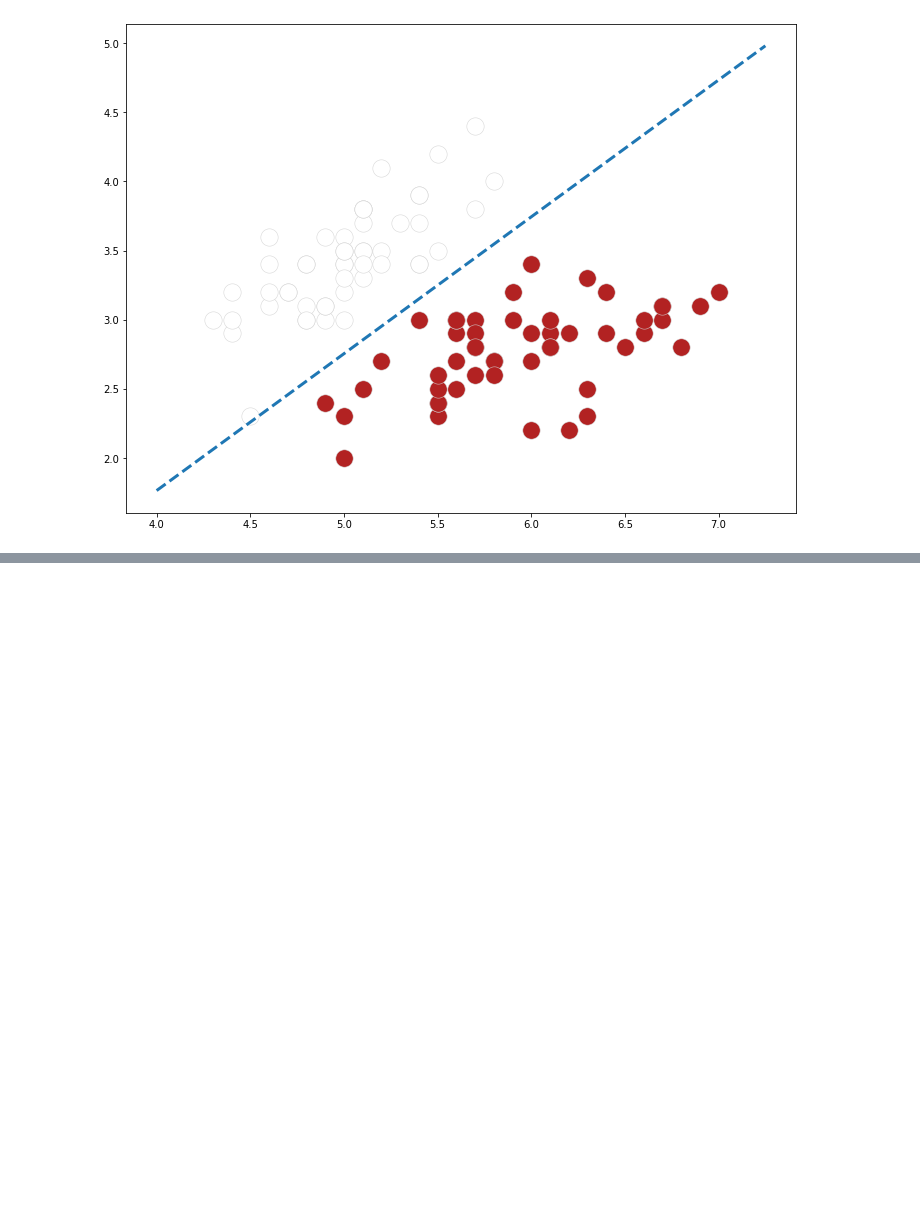
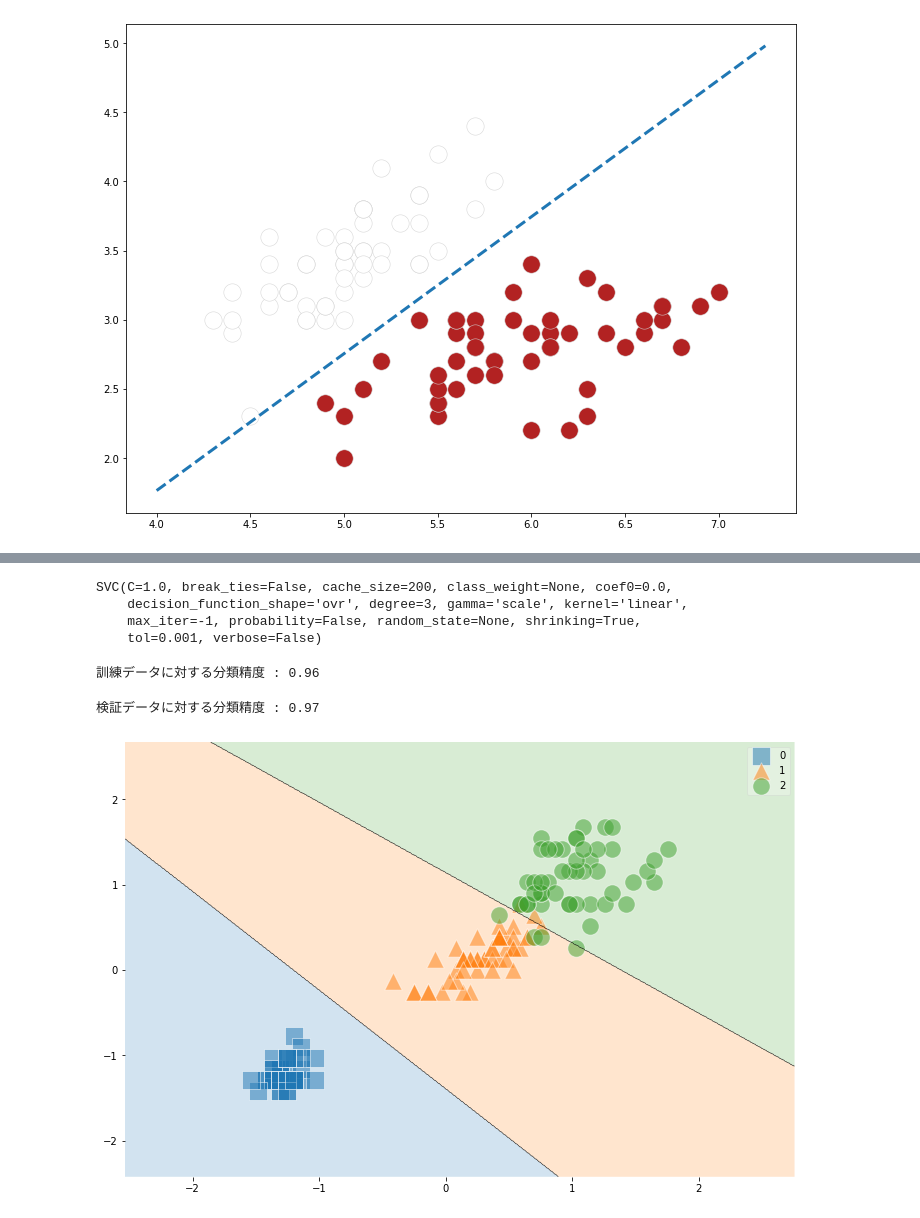
Before and after one commit to takiyama0617/colaboratory, a Jupyter notebook: sample_sklern_svm.ipynb, the cells around one changed output, grey strips where cells are left out. Drawn from its saved outputs; the diff is of its cells as text; code cells hidden in the pictures; blank space fills up the shorter version.

```diff
--- a/sample_sklern_svm.ipynb
+++ b/sample_sklern_svm.ipynb
@@ -65,0 +76,71 @@ plt.show()
+# %%
+import sklearn.datasets as datasets
+from sklearn.svm import SVC
+from sklearn.model_selection import train_test_split
+from sklearn.preprocessing import StandardScaler
+
+iris = datasets.load_iris()
+
+# 例として、3,4番目の特徴量の２次元データを使用
+last_two_features = iris.data[:, [2, 3]]
+# 教師ラベル
+teacher_labels = iris.target
+
+# 訓練データと検証データに分ける
+# 今回は、訓練データを８０％、検証データを２０％とする
+# 乱数を制御するパラメータ random_stateは、Noneにすると毎回異なるデータを生成する
+train_features, test_features, train_teacher_labels, test_teacher_labels = train_test_split(last_two_features, teacher_labels, test_size=0.2, random_state=None)
+
+# データの標準化
+sc = StandardScaler()
+sc.fit(train_features)
+
+# 標準化された特徴量学習データと検証データ
+train_features_std = sc.transform(train_features)
+test_features_std = sc.transform(test_features)
+
+# 線形SVNのオブジェクト生成
+model = SVC(kernel='linear', random_state=None)
+# モデルを学習させる
+model.fit(train_features_std, train_teacher_labels)
+# %% [output]
+SVC(C=1.0, break_ties=False, cache_size=200, class_weight=None, coef0=0.0,
+    decision_function_shape='ovr', degree=3, gamma='scale', kernel='linear',
+    max_iter=-1, probability=False, random_state=None, shrinking=True,
+    tol=0.001, verbose=False)
+# %%
+from sklearn.metrics import accuracy_score
+
+# 学習済モデルに訓練データを分類させるときの精度
+predict_train = model.predict(train_features_std)
+# 分類精度を計算して、表示
+accuracy_train = accuracy_score(train_teacher_labels, predict_train)
+print('訓練データに対する分類精度 : %.2f' % accuracy_train)
+# %% [output]
+訓練データに対する分類精度 : 0.96
+# %%
+# 学習済モデルに検証データを分類させるときの精度
+predict_test = model.predict(test_features_std)
+accuracy_test = accuracy_score(test_teacher_labels, predict_test)
+print('検証データに対する分類精度 : %.2f' % accuracy_test)
+# %% [output]
+検証データに対する分類精度 : 0.97
+# %%
+import matplotlib.pyplot as plt
+from mlxtend.plotting import plot_decision_regions as pdr
+import numpy as np
+
+# 学習と検証用の特徴量データと教師データをそれぞれ結合させる
+combined_features_std = np.vstack((train_features_std, test_features_std))
+combined_teacher_labels = np.hstack((train_teacher_labels, test_teacher_labels))
+
+fig = plt.figure(figsize=(12, 8))
+
+# 散布図設定
+scatter_kwargs = {'s': 300, 'edgecolor': 'white', 'alpha': 0.5}
+contourf_kwargs = {'alpha': 0.2}
+scatter_highlight_kwargs = {'s': 200, 'label': 'Test', 'alpha': 0.7}
+pdr(combined_features_std, combined_teacher_labels, clf=model, scatter_kwargs=scatter_kwargs, contourf_kwargs=contourf_kwargs, scatter_highlight_kwargs=scatter_highlight_kwargs)
+plt.show()
+# %% [output]
+[figure, added]
```
Also changed, not shown: parts of 2 cells of this notebook.
